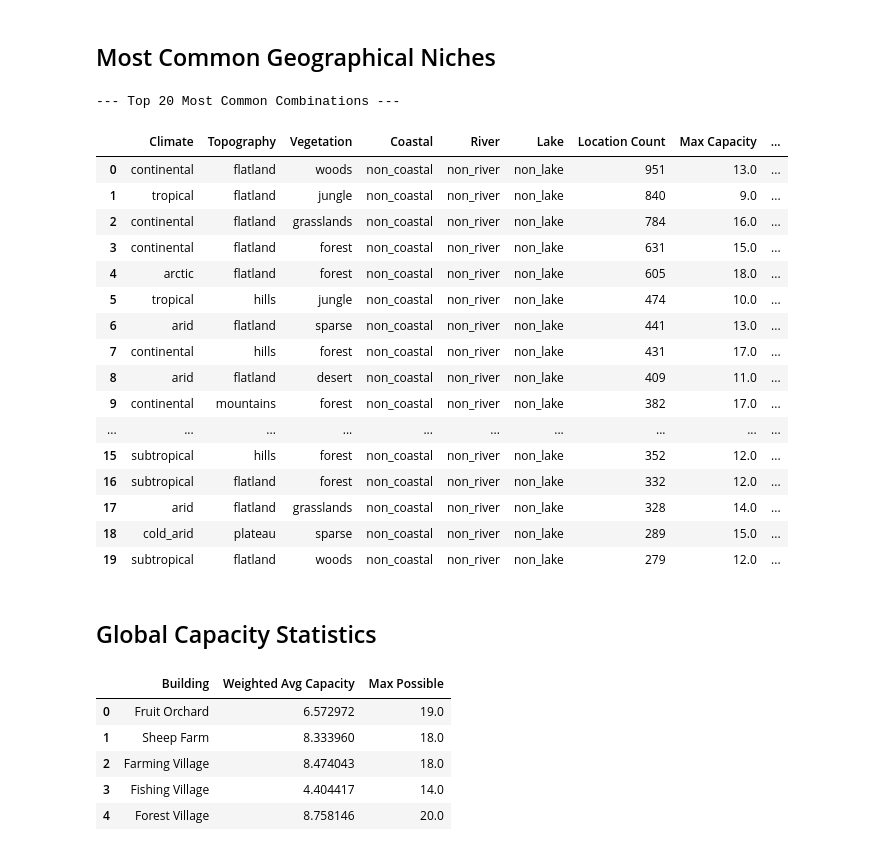
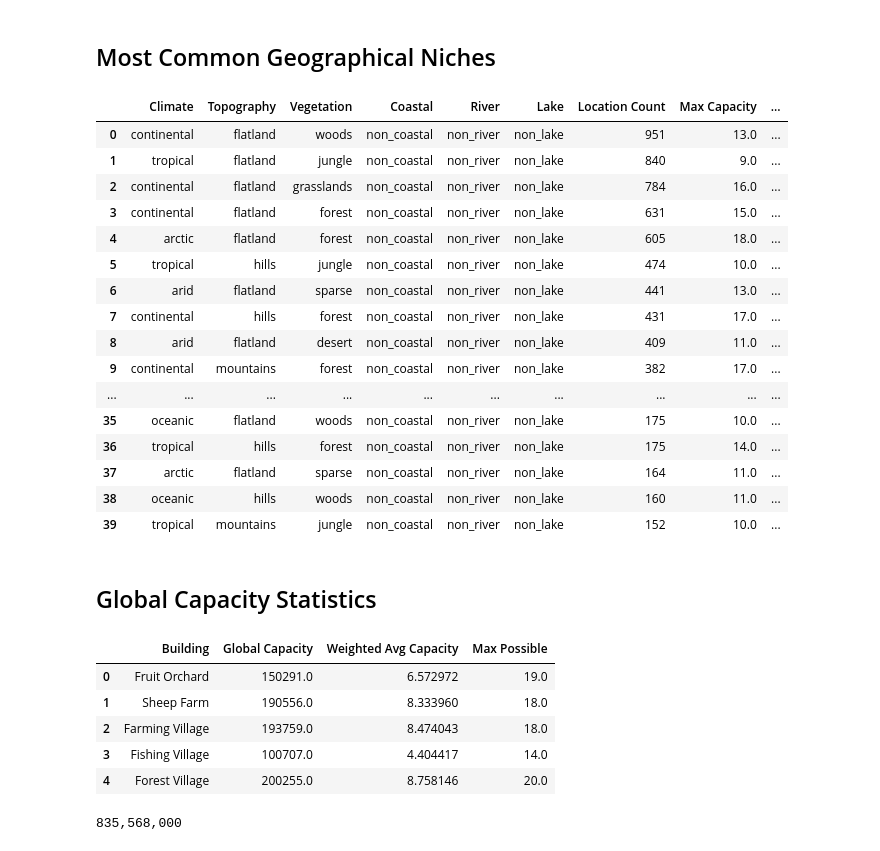
Before and after one commit to JanB1989/ProsperOrPerish, a Jupyter notebook: ProsperPerishCalcs/analysis/building_levels/notebooks/actual_combinations_analysis.ipynb, the cells around one changed output. Cells and saved outputs as stored; diff of their text form; code cells hidden in the pictures.

```diff
--- a/ProsperPerishCalcs/analysis/building_levels/notebooks/actual_combinations_analysis.ipynb
+++ b/ProsperPerishCalcs/analysis/building_levels/notebooks/actual_combinations_analysis.ipynb
@@ -36,41 +36,48 @@ Loaded 446 unique existing combinations.
 # %% [markdown]
 ## Most Common Geographical Niches
 # %%
-print("--- Top 20 Most Common Combinations ---")
-df_common = df.sort_values('Location Count', ascending=False).head(20)
+df_common = df.sort_values('Location Count', ascending=False).head(40)
 display(df_common[['Climate', 'Topography', 'Vegetation', 'Coastal', 'River', 'Lake', 'Location Count', 'Max Capacity', 'Total Capacity Sum'] + building_cols])
 # %% [output]
---- Top 20 Most Common Combinations ---
 |  | Climate | Topography | Vegetation | Coastal | River | Lake | Location Count | Max Capacity | ... |
 | 0 | continental | flatland | woods | non_coastal | non_river | non_lake | 951 | 13.0 | ... |
 | 1 | tropical | flatland | jungle | non_coastal | non_river | non_lake | 840 | 9.0 | ... |
 | 2 | continental | flatland | grasslands | non_coastal | non_river | non_lake | 784 | 16.0 | ... |
 | 3 | continental | flatland | forest | non_coastal | non_river | non_lake | 631 | 15.0 | ... |
 | 4 | arctic | flatland | forest | non_coastal | non_river | non_lake | 605 | 18.0 | ... |
 | 5 | tropical | hills | jungle | non_coastal | non_river | non_lake | 474 | 10.0 | ... |
 | 6 | arid | flatland | sparse | non_coastal | non_river | non_lake | 441 | 13.0 | ... |
 | 7 | continental | hills | forest | non_coastal | non_river | non_lake | 431 | 17.0 | ... |
 | 8 | arid | flatland | desert | non_coastal | non_river | non_lake | 409 | 11.0 | ... |
 | 9 | continental | mountains | forest | non_coastal | non_river | non_lake | 382 | 17.0 | ... |
 | ... | ... | ... | ... | ... | ... | ... | ... | ... | ... |
-| 15 | subtropical | hills | forest | non_coastal | non_river | non_lake | 352 | 12.0 | ... |
-| 16 | subtropical | flatland | forest | non_coastal | non_river | non_lake | 332 | 12.0 | ... |
-| 17 | arid | flatland | grasslands | non_coastal | non_river | non_lake | 328 | 14.0 | ... |
-| 18 | cold_arid | plateau | sparse | non_coastal | non_river | non_lake | 289 | 15.0 | ... |
-| 19 | subtropical | flatland | woods | non_coastal | non_river | non_lake | 279 | 12.0 | ... |
+| 35 | oceanic | flatland | woods | non_coastal | non_river | non_lake | 175 | 10.0 | ... |
+| 36 | tropical | hills | forest | non_coastal | non_river | non_lake | 175 | 14.0 | ... |
+| 37 | arctic | flatland | sparse | non_coastal | non_river | non_lake | 164 | 11.0 | ... |
+| 38 | oceanic | hills | woods | non_coastal | non_river | non_lake | 160 | 11.0 | ... |
+| 39 | tropical | mountains | jungle | non_coastal | non_river | non_lake | 152 | 10.0 | ... |
 # %% [markdown]
 ## Global Capacity Statistics
 # %%
 stats = []
 for col in building_cols:
-    weighted_avg = (df[col] * df['Location Count']).sum() / df['Location Count'].sum()
-    stats.append({"Building": col, "Weighted Avg Capacity": weighted_avg, "Max Possible": df[col].max()})
+    weighted_sum = (df[col] * df['Location Count']).sum()
+    total_locations = df['Location Count'].sum()
+    weighted_avg = weighted_sum / total_locations
+    stats.append({
+        "Building": col,
+        "Global Capacity": weighted_sum,
+        "Weighted Avg Capacity": weighted_avg,
+        "Max Possible": df[col].max(),
+    })
 
 display(pd.DataFrame(stats))
+print(f"{int(round(pd.DataFrame(stats)['Global Capacity'].sum()*1000)):,}")
 # %% [output]
-|  | Building | Weighted Avg Capacity | Max Possible |
-| 0 | Fruit Orchard | 6.572972 | 19.0 |
-| 1 | Sheep Farm | 8.333960 | 18.0 |
-| 2 | Farming Village | 8.474043 | 18.0 |
-| 3 | Fishing Village | 4.404417 | 14.0 |
-| 4 | Forest Village | 8.758146 | 20.0 |
+|  | Building | Global Capacity | Weighted Avg Capacity | Max Possible |
+| 0 | Fruit Orchard | 150291.0 | 6.572972 | 19.0 |
+| 1 | Sheep Farm | 190556.0 | 8.333960 | 18.0 |
+| 2 | Farming Village | 193759.0 | 8.474043 | 18.0 |
+| 3 | Fishing Village | 100707.0 | 4.404417 | 14.0 |
+| 4 | Forest Village | 200255.0 | 8.758146 | 20.0 |
+835,568,000
```
Also changed, not shown: 26 other files.
